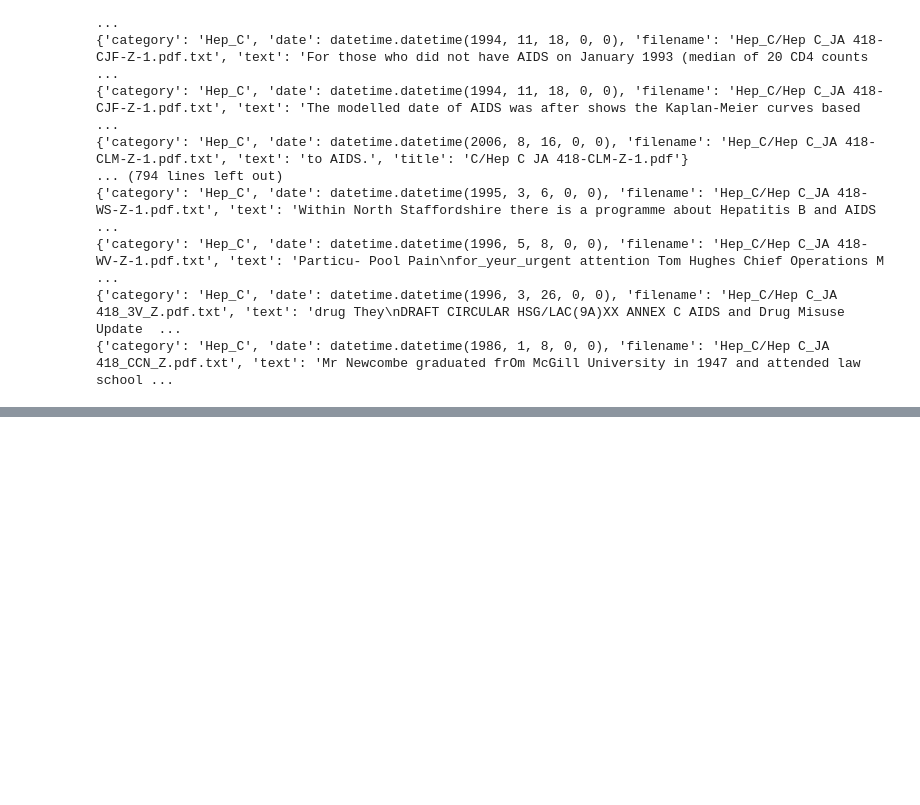
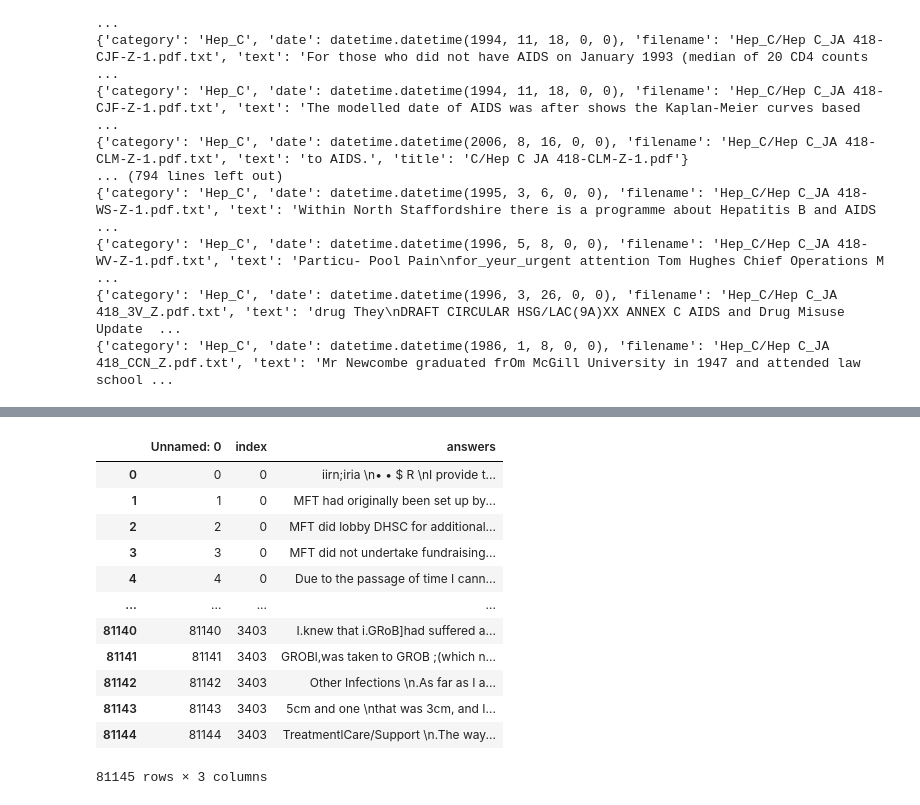
Before and after one commit to pnadelofficial/taylor_simple_search, a Jupyter notebook: testing.ipynb, the cells around one changed output, grey strips where cells are left out. Saved outputs shown, nothing was run; the diff lists cells and outputs as text; code cells hidden in the pictures; blank space fills up the shorter version.

```diff
--- a/testing.ipynb
+++ b/testing.ipynb
@@ -314,0 +360,16 @@ with ix.searcher() as searcher:
+# %%
+pd.read_csv('./data/npi/written_statements/all_written_statements.csv')
+# %% [output]
+|  | Unnamed: 0 | index | answers |
+| 0 | 0 | 0 | iirn;iria \n• • $ R \nI provide t... |
+| 1 | 1 | 0 | MFT had originally been set up by... |
+| 2 | 2 | 0 | MFT did lobby DHSC for additional... |
+| 3 | 3 | 0 | MFT did not undertake fundraising... |
+| 4 | 4 | 0 | Due to the passage of time I cann... |
+| ... | ... | ... | ... |
+| 81140 | 81140 | 3403 | I.knew that i.GRoB]had suffered a... |
+| 81141 | 81141 | 3403 | GROBl,was taken to GROB ;(which n... |
+| 81142 | 81142 | 3403 | Other Infections \n.As far as I a... |
+| 81143 | 81143 | 3403 | 5cm and one \nthat was 3cm, and I... |
+| 81144 | 81144 | 3403 | TreatmentlCare/Support \n.The way... |
+81145 rows × 3 columns
```
Also changed, not shown: parts of 7 cells of this notebook, 2 other files.
